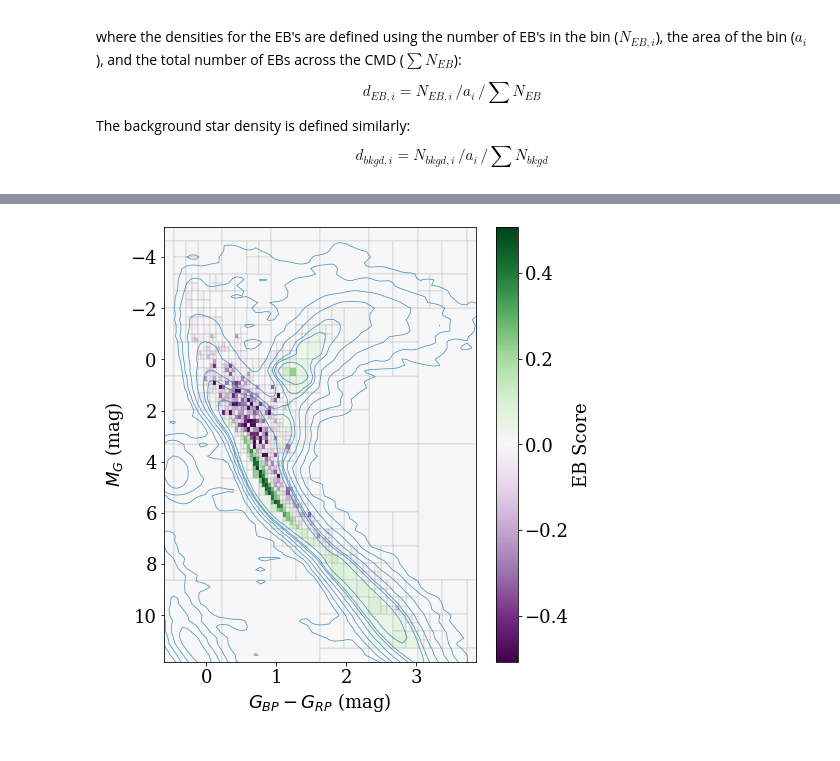
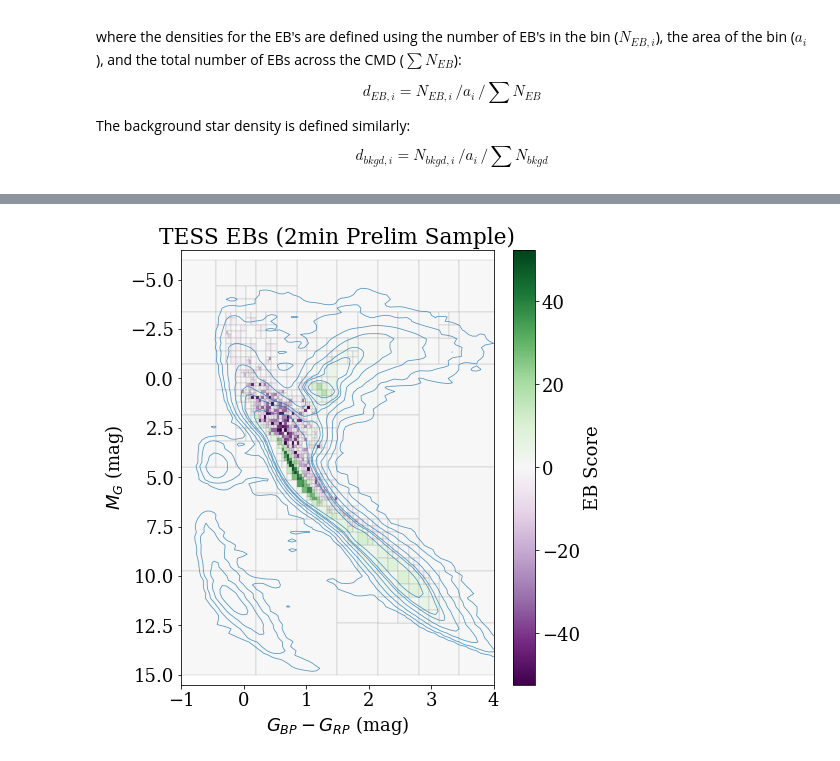
Before and after one commit to jradavenport/EBHRD, a Jupyter notebook: notebooks/metric_v2vis.ipynb, the cells around one changed output, grey strips where cells are left out. Saved outputs shown, nothing was run; the diff lists cells and outputs as text; code cells hidden in the pictures.

```diff
--- a/notebooks/metric_v2vis.ipynb
+++ b/notebooks/metric_v2vis.ipynb
@@ -99,3 +105,21 @@ $$ d_{EB,i} = N_{EB,i}\, / a_i\, / \sum N_{EB} $$
 
 The background star density is defined similarly:
 $$ d_{bkgd,i} = N_{bkgd,i}\, / a_i\, / \sum N_{bkgd} $$
+# %%
+def EBscore(num, num2, xmin, xmax, ymin, ymax):
+    '''
+    compute the Eclipsing Binary rarity score
+    assumes the number counts in each bin are NOT densities
+    '''
+    areas = np.abs(ymax - ymin) * np.abs(xmax - xmin)
+    d_EB = num / areas / num.sum() + 1
+    d_bk = num2 / areas / num2.sum() + 1
+    SCORE = 1 - (d_EB/d_bk)
+    return SCORE*100
+# %%
+# Now the new QT Score approach:
+# areas =(ymax - ymin) * (xmax - xmin)
+# SCORE = (1 - (num / areas / num.sum() + 1) / (num2 / areas / num2.sum()+1)) * 100
+
+SCORE = EBscore(num, num2, xmin,xmax,ymin,ymax)
+_ = plt.hist(SCORE,bins=50)
@@ -102,53 +128,52 @@ $$ d_{bkgd,i} = N_{bkgd,i}\, / a_i\, / \sum N_{bkgd} $$
 # %%
-# Now the new QT Score approach:
-areas =(ymax - ymin) * (xmax - xmin)
-SCORE = (1 - (num / areas / num.sum() + 1) / (num2 / areas / num2.sum()+1)) #* 100
-
-# center about SCORE=0...
+# clip the distribution, center about SCORE=0...
 if -np.min(SCORE) > np.max(SCORE):
     SCORE[-SCORE > np.max(SCORE)] = -np.max(SCORE)
 
 if np.max(SCORE) > -np.min(SCORE):
     SCORE[np.max(SCORE) > -np.min(SCORE)] = -np.min(SCORE)
 
+# SCORE[SCORE > 25] = 25
+# SCORE[SCORE < -25] = -25
+
 fig = plt.figure(figsize=(7,8))
 ax = fig.add_subplot(111)
-# plt.scatter(x,y, c='w', s=5, alpha=0.5)
+CMAP = plt.cm.PRGn
 
-# if doing the 2d Histogram for background (fast)
+# if doing the 2d Histogram for background (fast, but ratty)
 # plt.contour((xx2[1:]+xx2[:-1])/2., (yy2[1:]+yy2[:-1])/2.,
 #             zz2.T / np.sum(zz2)*np.float(len(Dok)), colors='C0', alpha=0.5,
 #             levels=(3,10,100,500))
 
-# if doing the 2d KDE (slow) for background
+# if doing the 2d KDE (slow, but smoother) for background illustration
 plt.contour(xx2, yy2, zz2/np.sum(zz2)*np.float(len(Dok)),
             colors='C0', levels=(1,3,10,30,70,100,200), alpha=0.75, linewidths=0.8)
-
-CMAP = plt.cm.PRGn
 
 # scale SCORE to [0,1] for color codes
 clr = (SCORE - np.nanmin(SCORE)) / (np.nanmax(SCORE) - np.nanmin(SCORE))
 for k in range(len(SCORE)):
     ax.add_patch(plt.Rectangle((xmin[k], ymin[k]), xmax[k]-xmin[k], ymax[k]-ymin[k],
                                color=CMAP(clr[k]), ec='grey', lw=0.2, ))
-
 
 # create a fake image to show, just to invoke colormap
 img = plt.imshow(np.array([[clr.min(), clr.max()]]), cmap=CMAP, aspect='auto',
                  vmin=SCORE.min(),vmax=SCORE.max()) # scale to the "SCORE"
 img.set_visible(False) # throw this away
 cb = plt.colorbar()
 cb.set_label('EB Score')
 
 
 plt.gca().invert_yaxis()
 plt.xlabel('$G_{BP} - G_{RP}$ (mag)')
 plt.ylabel('$M_G$ (mag)')
 # plt.grid(True)
 
-plt.xlim(min(x), max(x))
-plt.ylim(max(y), min(y))
+# plt.xlim(min(x), max(x))
+# plt.ylim(max(y), min(y))
+plt.ylim(15.5,-6.5)
+plt.xlim(-1,4)
 
+plt.title('TESS EBs (2min Prelim Sample)')
 plt.savefig('score_v2.2.pdf', dpi=300, bbox_inches='tight', pad_inches=0.25)
 # %% [output]
-[figure, old version]
+[figure, new version]
```
Also changed, not shown: parts of 7 cells of this notebook, 1 other file.
